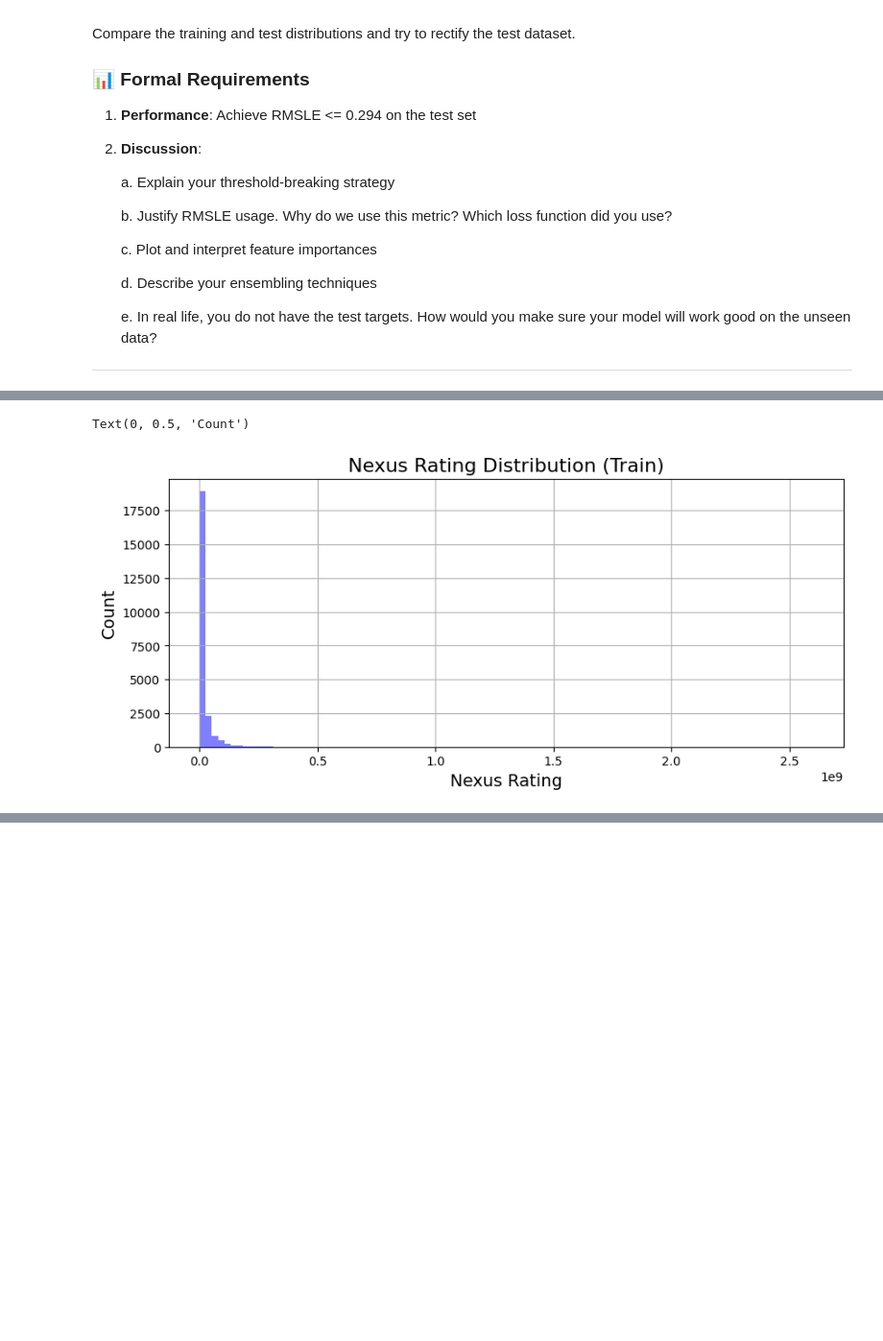
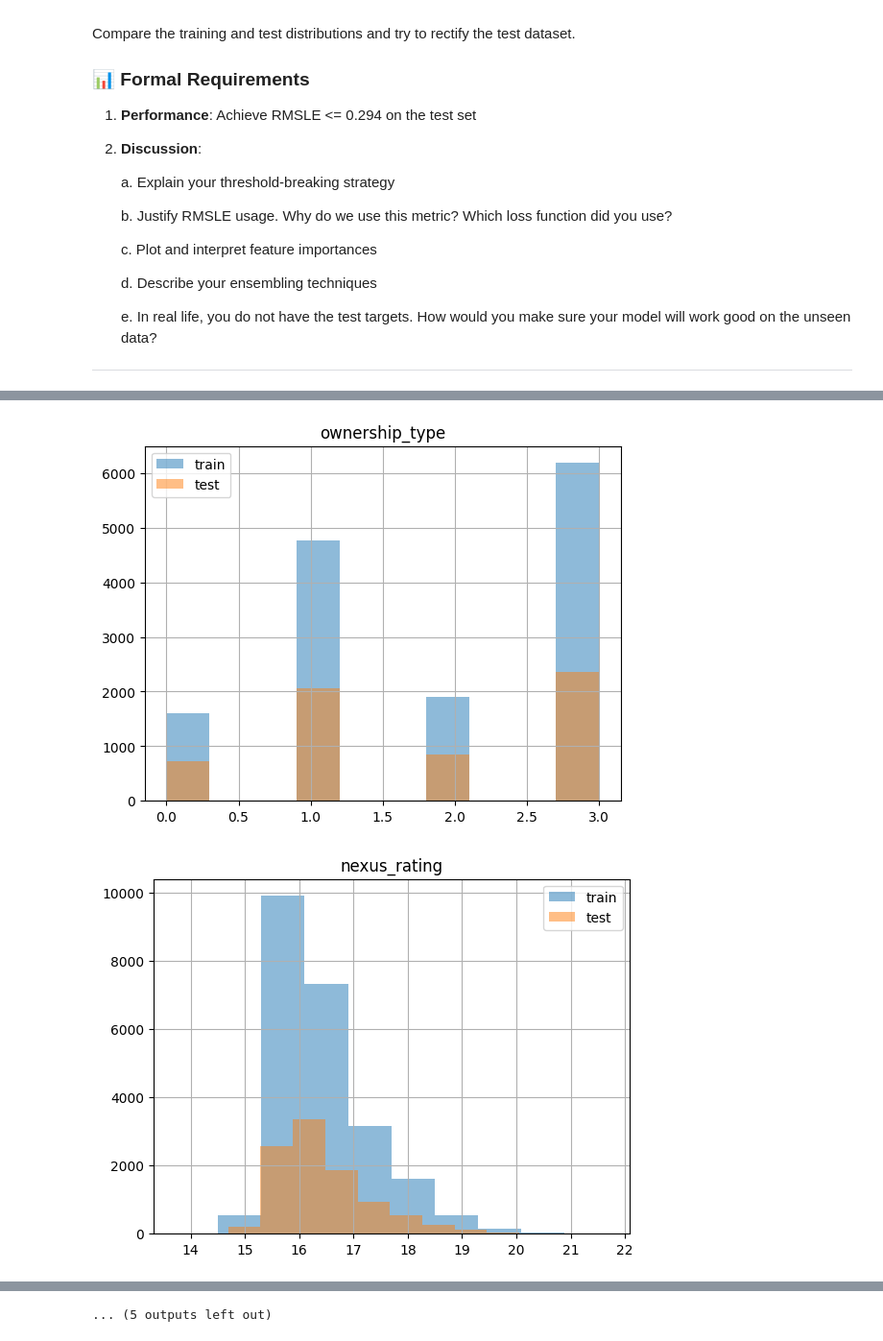
Before and after one commit to elibir/tdt4172-assignment1, a Jupyter notebook: Chapter_1.ipynb, the cells around one changed output, grey strips where cells are left out. Shown: that part at 96% size. Saved outputs shown, nothing was run; the diff lists cells and outputs as text; code cells hidden in the pictures; blank space fills up the shorter version.

```diff
--- a/Chapter_1.ipynb
+++ b/Chapter_1.ipynb
@@ -554,3 +554,16 @@ Compare the training and test distributions and try to rectify the test dataset.
 # %%
 train = pd.read_csv('final_mission_train.csv')
 test = pd.read_csv('final_mission_test.csv')
+# %%
+
+def repair_test(df):
+    cols = df.columns.tolist()
+    first, rest = cols[0], cols[1:]
+
+    repaired = df.copy()
+    # rotate row values for columns after ownership_type
+    repaired[rest] = df[rest].apply(lambda row: row.shift(1), axis=1)
+    repaired[rest[0]] = df[rest[-1]]
+    return repaired
+
+test = repair_test(test)
@@ -557,9 +591,14 @@ test = pd.read_csv('final_mission_test.csv')
 # %%
-fig, ax = plt.subplots(1, 1, figsize=(10, 4))
-train['nexus_rating'].hist(bins=100, ax=ax, color='blue', alpha=0.5, label='Train Target Distributuon')
-ax.set_title('Nexus Rating Distribution (Train)', fontsize=16)
-ax.set_xlabel('Nexus Rating', fontsize=14)
-ax.set_ylabel('Count', fontsize=14)
+# fig, ax = plt.subplots(1, 1, figsize=(10, 4))
+# train['nexus_rating'].hist(bins=100, ax=ax, color='blue', alpha=0.5, label='Train Target Distributuon')
+# ax.set_title('Nexus Rating Distribution (Train)', fontsize=16)
+# ax.set_xlabel('Nexus Rating', fontsize=14)
+# ax.set_ylabel('Count', fontsize=14)
+
+# train["nexus_rating"] = np.log(train["nexus_rating"])
+
+# fig, ax = plt.subplots(1, 1, figsize=(10, 4))
+# train['nexus_rating'].hist(bins=100, ax=ax, color='blue', alpha=0.5, label='Train Target Distribution')
+# ax.set_title('Log Transformed Nexus Rating Distribution (Train)', fontsize=16)
+# ax.set_xlabel('Nexus Rating', fontsize=14)
+# ax.set_ylabel('Count', fontsize=14)
-# %% [output]
-Text(0, 0.5, 'Count')
-[figure, removed]
@@ -565,0 +620,27 @@ Text(0, 0.5, 'Count')
+# %%
+
+# list of numerical features to log-transform
+log_features = [
+    "nexus_rating",
+    "energy_footprint",
+    "core_reactor_size",
+    "harvesting_space",
+    "vertical_alignment",
+    "upper_collector_height"
+]
+
+# apply log(1+x) in case of zeros or missing values
+for col in log_features:
+    train[col] = np.log1p(train[col])
+    test[col] = np.log1p(test[col])
+# %%
+for col in train.columns:
+    plt.figure()
+    train[col].hist(alpha=0.5, label='train')
+    test[col].hist(alpha=0.5, label='test')
+    plt.title(col)
+    plt.legend()
+    plt.show()
+# %% [output]
+[figure, added]
+[figure, added]
@@ -565,0 +657 @@ Text(0, 0.5, 'Count')
+... (5 outputs left out)
```
Also changed, not shown: parts of 10 cells of this notebook, 2 other files.
